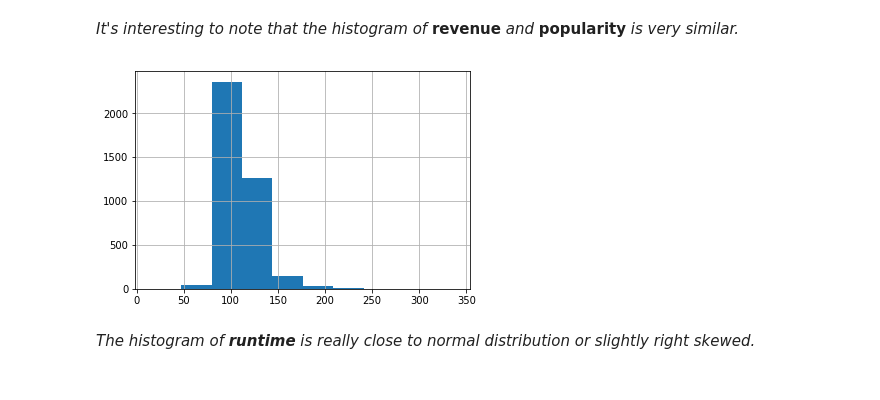
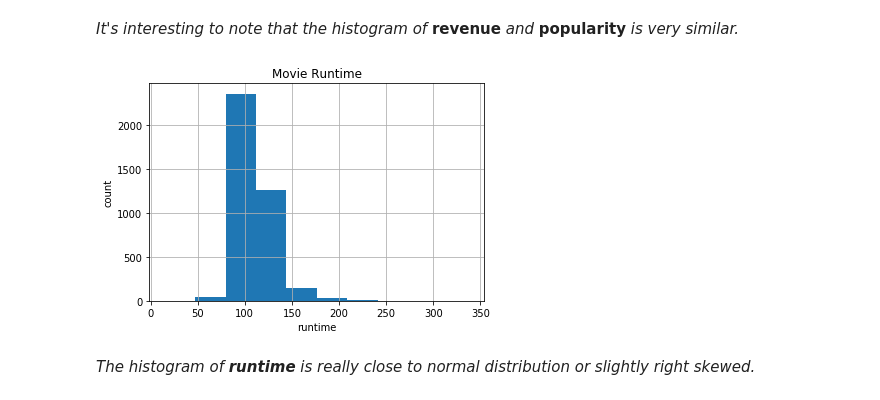
Before and after one commit to vishwesh5/Udacity-Courses, a Jupyter notebook: Machine-Learning-Foundation-Nanodegree/Investigate-a-dataset/investigate-a-dataset-template.ipynb, the cells around one changed output. Cells and saved outputs as stored; diff of their text form; code cells hidden in the pictures.

```diff
--- a/Machine-Learning-Foundation-Nanodegree/Investigate-a-dataset/investigate-a-dataset-template.ipynb
+++ b/Machine-Learning-Foundation-Nanodegree/Investigate-a-dataset/investigate-a-dataset-template.ipynb
@@ -244,8 +256,12 @@ dataset['revenue'].hist();
 # %% [markdown]
 *It's interesting to note that the histogram of* **revenue** *and* **popularity** *is very similar.*
-# %%
-dataset['runtime'].hist();
-# %% [output]
-[figure, removed]
+# %%
+dataset['runtime'].hist();
+plt.xlabel("runtime")
+plt.ylabel("count")
+plt.title("Movie Runtime")
+plt.show()
+# %% [output]
+[figure, added]
 # %% [markdown]
 *The histogram of **runtime** is really close to normal distribution or slightly right skewed.*
```
Also changed, not shown: parts of 21 cells of this notebook, 2 other files.
